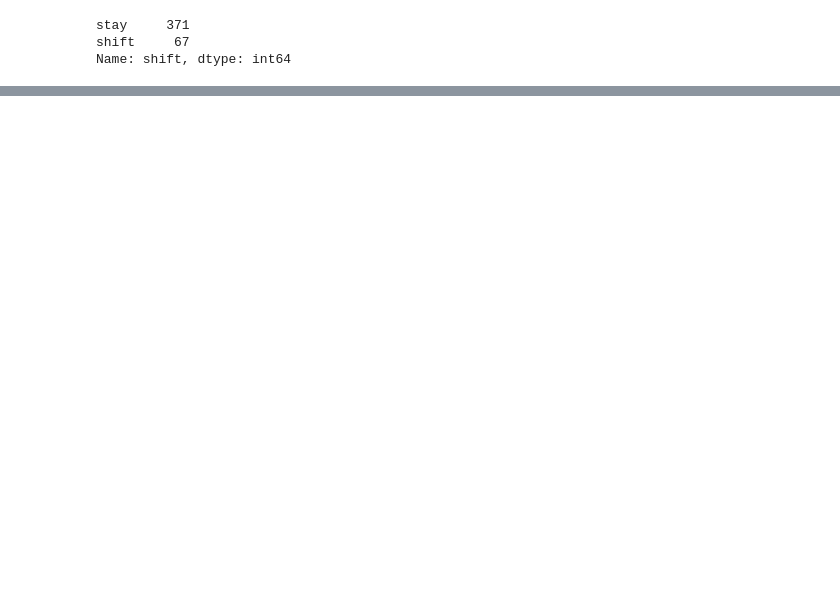
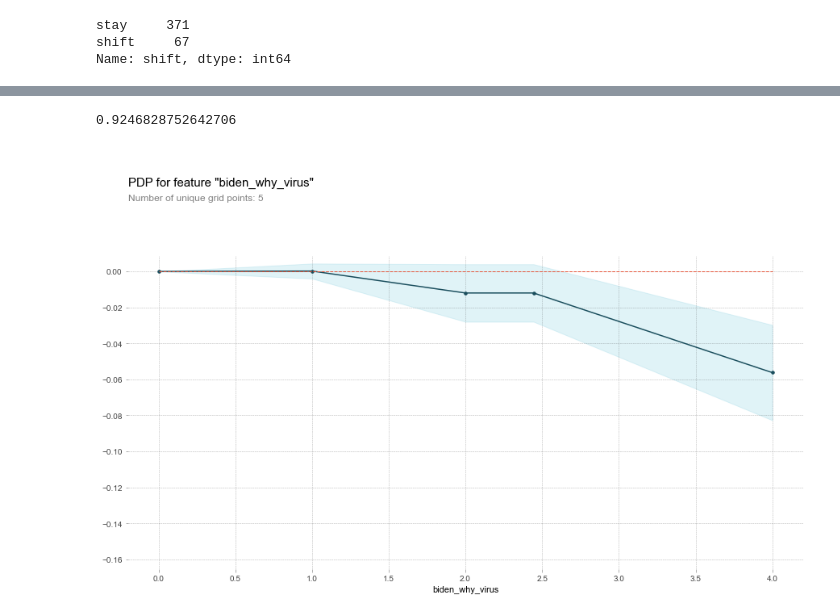
Before and after one commit to Asafmazar/VCG, a Jupyter notebook: VCG Analyses.ipynb, the cells around one changed output, grey strips where cells are left out. Saved outputs shown, nothing was run; the diff lists cells and outputs as text; code cells hidden in the pictures; blank space fills up the shorter version.

```diff
--- a/VCG Analyses.ipynb
+++ b/VCG Analyses.ipynb
@@ -14,7 +14,7 @@ data = data_raw[list(data_raw.loc[:,'gender':'race']) + ['religion'] +
 
 x = data.copy()
 
-x = x.drop(['trump_why_text','lean'], axis = 1)
+x = x.drop(['trump_why_text','lean','vote_choice','vote_2016'], axis = 1)
 
 xtot = x.dropna(subset=['shift'])
 
@@ -42,7 +42,7 @@ print(y.value_counts())
 
 # Create train/test splits
 
-x_train, x_test, y_train, y_test = train_test_split(xint, y, test_size = 0.2, random_state = 7)
+x_train, x_test, y_train, y_test = train_test_split(xint, y, test_size = 0.3, random_state = 7)
 # %% [output]
 stay     371
 shift     67
@@ -65,0 +102,22 @@ scores.mean()
+# %%
+from sklearn.ensemble import RandomForestClassifier
+
+ranfor = RandomForestClassifier().fit(x_test, y_test)
+
+score_ranfor = cross_val_score(ranfor, xint, y, cv=10)
+score_ranfor
+score_ranfor.mean()
+# %% [output]
+0.9246828752642706
+# %%
+from matplotlib import pyplot as plt
+from pdpbox import pdp, get_dataset, info_plots
+
+pdp_virus = pdp.pdp_isolate(model=ranfor, dataset=x_test,
+                            model_features = x_test.columns.tolist(),
+                           feature='biden_why_virus')
+
+pdp.pdp_plot(pdp_virus, 'biden_why_virus')
+plt.show()
+# %% [output]
+[figure, added]
```
Also changed, not shown: parts of 7 cells of this notebook.
